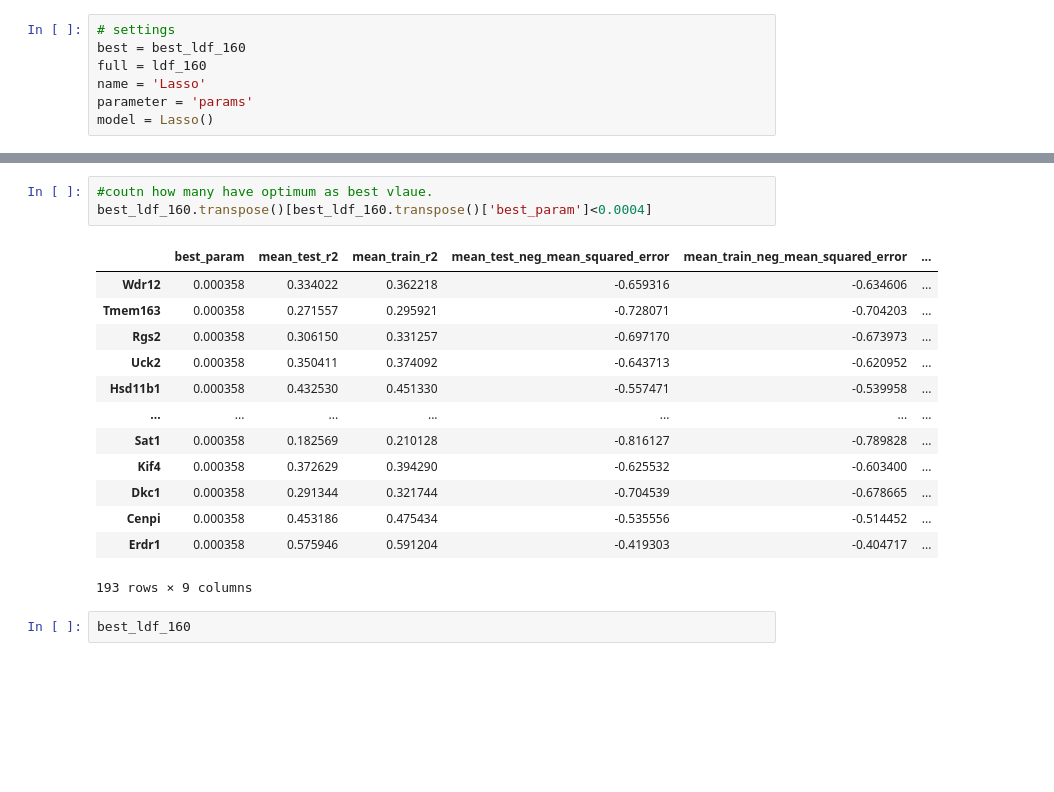
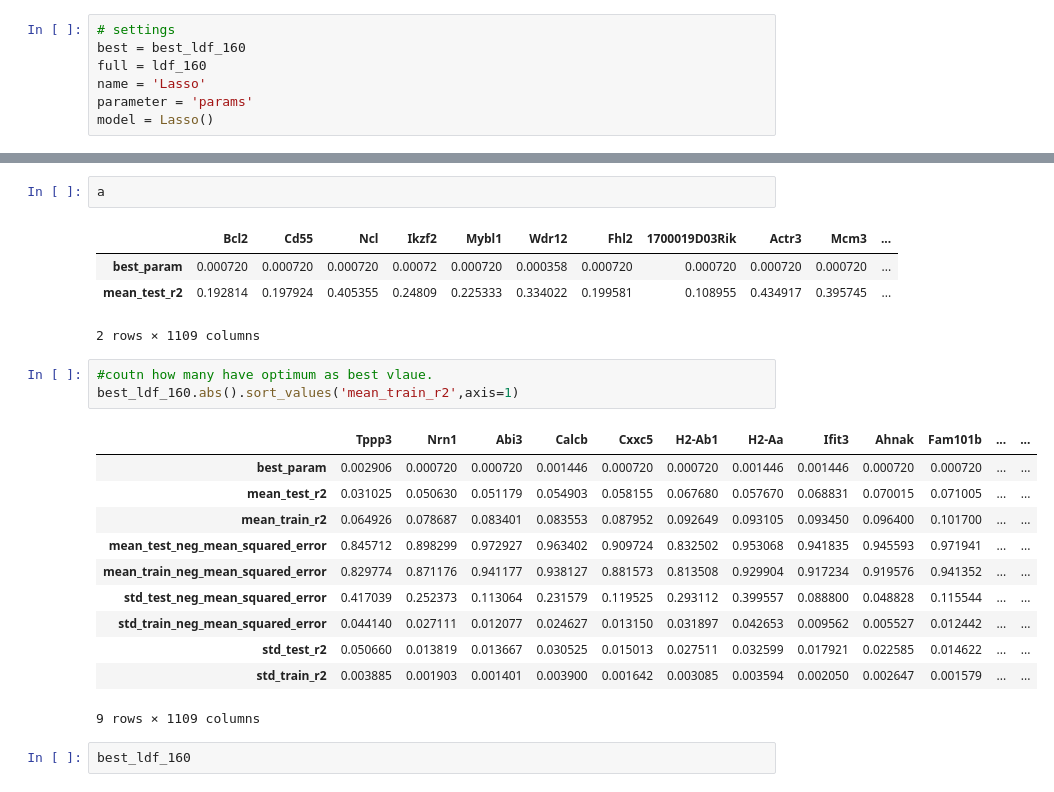
Before and after one commit to antschum/thesis, a Jupyter notebook: Plots.ipynb, the cells around one changed output, grey strips where cells are left out. Drawn from its saved outputs; the diff is of its cells as text; blank space fills up the shorter version.

```diff
--- a/Plots.ipynb
+++ b/Plots.ipynb
@@ -182,20 +193,25 @@ model = Lasso()
+# %%
+a
+# %% [output]
+|  | Bcl2 | Cd55 | Ncl | Ikzf2 | Mybl1 | Wdr12 | Fhl2 | 1700019D03Rik | Actr3 | Mcm3 | ... |
+| best_param | 0.000720 | 0.000720 | 0.000720 | 0.00072 | 0.000720 | 0.000358 | 0.000720 | 0.000720 | 0.000720 | 0.000720 | ... |
+| mean_test_r2 | 0.192814 | 0.197924 | 0.405355 | 0.24809 | 0.225333 | 0.334022 | 0.199581 | 0.108955 | 0.434917 | 0.395745 | ... |
+2 rows × 1109 columns
 # %%
 #coutn how many have optimum as best vlaue.
-best_ldf_160.transpose()[best_ldf_160.transpose()['best_param']<0.0004]
+best_ldf_160.abs().sort_values('mean_train_r2',axis=1)
 # %% [output]
-|  | best_param | mean_test_r2 | mean_train_r2 | mean_test_neg_mean_squared_error | mean_train_neg_mean_squared_error | ... |
-| Wdr12 | 0.000358 | 0.334022 | 0.362218 | -0.659316 | -0.634606 | ... |
-| Tmem163 | 0.000358 | 0.271557 | 0.295921 | -0.728071 | -0.704203 | ... |
-| Rgs2 | 0.000358 | 0.306150 | 0.331257 | -0.697170 | -0.673973 | ... |
-| Uck2 | 0.000358 | 0.350411 | 0.374092 | -0.643713 | -0.620952 | ... |
-| Hsd11b1 | 0.000358 | 0.432530 | 0.451330 | -0.557471 | -0.539958 | ... |
-| ... | ... | ... | ... | ... | ... | ... |
-| Sat1 | 0.000358 | 0.182569 | 0.210128 | -0.816127 | -0.789828 | ... |
-| Kif4 | 0.000358 | 0.372629 | 0.394290 | -0.625532 | -0.603400 | ... |
-| Dkc1 | 0.000358 | 0.291344 | 0.321744 | -0.704539 | -0.678665 | ... |
-| Cenpi | 0.000358 | 0.453186 | 0.475434 | -0.535556 | -0.514452 | ... |
-| Erdr1 | 0.000358 | 0.575946 | 0.591204 | -0.419303 | -0.404717 | ... |
+|  | Tppp3 | Nrn1 | Abi3 | Calcb | Cxxc5 | H2-Ab1 | H2-Aa | Ifit3 | Ahnak | Fam101b | ... | ... |
+| best_param | 0.002906 | 0.000720 | 0.000720 | 0.001446 | 0.000720 | 0.000720 | 0.001446 | 0.001446 | 0.000720 | 0.000720 | ... | ... |
+| mean_test_r2 | 0.031025 | 0.050630 | 0.051179 | 0.054903 | 0.058155 | 0.067680 | 0.057670 | 0.068831 | 0.070015 | 0.071005 | ... | ... |
+| mean_train_r2 | 0.064926 | 0.078687 | 0.083401 | 0.083553 | 0.087952 | 0.092649 | 0.093105 | 0.093450 | 0.096400 | 0.101700 | ... | ... |
+| mean_test_neg_mean_squared_error | 0.845712 | 0.898299 | 0.972927 | 0.963402 | 0.909724 | 0.832502 | 0.953068 | 0.941835 | 0.945593 | 0.971941 | ... | ... |
+| mean_train_neg_mean_squared_error | 0.829774 | 0.871176 | 0.941177 | 0.938127 | 0.881573 | 0.813508 | 0.929904 | 0.917234 | 0.919576 | 0.941352 | ... | ... |
+| std_test_neg_mean_squared_error | 0.417039 | 0.252373 | 0.113064 | 0.231579 | 0.119525 | 0.293112 | 0.399557 | 0.088800 | 0.048828 | 0.115544 | ... | ... |
+| std_train_neg_mean_squared_error | 0.044140 | 0.027111 | 0.012077 | 0.024627 | 0.013150 | 0.031897 | 0.042653 | 0.009562 | 0.005527 | 0.012442 | ... | ... |
+| std_test_r2 | 0.050660 | 0.013819 | 0.013667 | 0.030525 | 0.015013 | 0.027511 | 0.032599 | 0.017921 | 0.022585 | 0.014622 | ... | ... |
+| std_train_r2 | 0.003885 | 0.001903 | 0.001401 | 0.003900 | 0.001642 | 0.003085 | 0.003594 | 0.002050 | 0.002647 | 0.001579 | ... | ... |
-193 rows × 9 columns
+9 rows × 1109 columns
 # %%
 best_ldf_160
 # %% [output]
```
Also changed, not shown: parts of 3 cells of this notebook, 3 other files.
